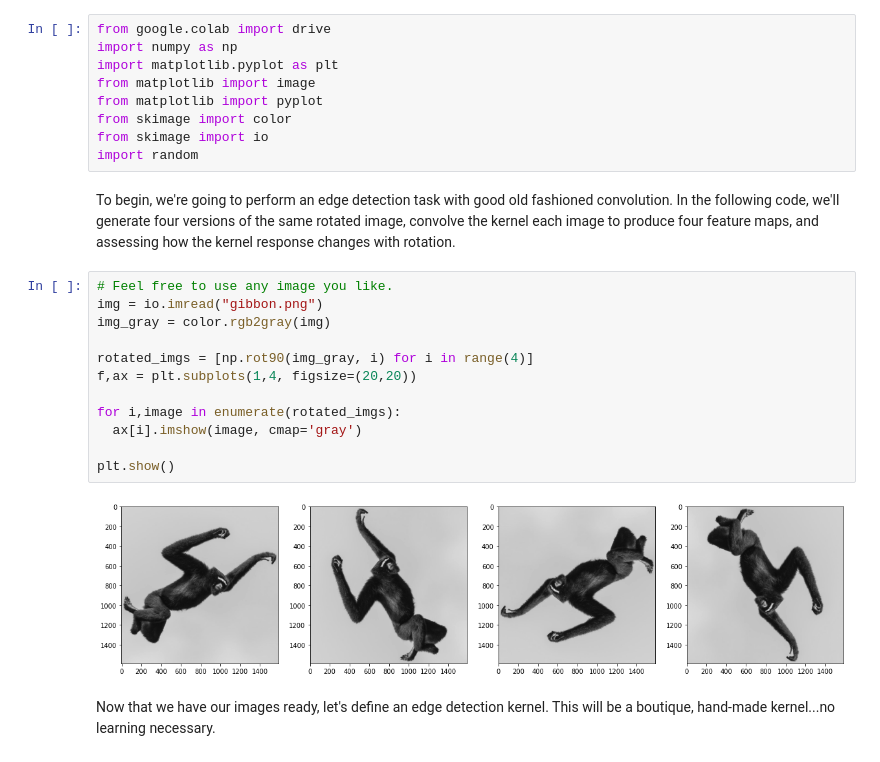
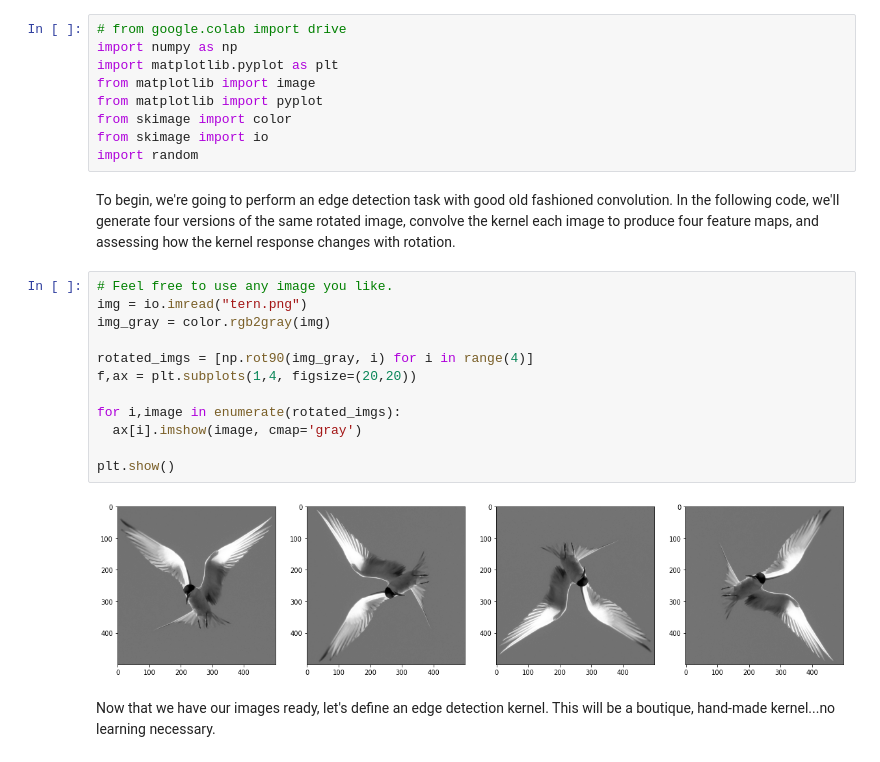
Before and after one commit to UMT-CSCI-591-Deep-Learning-2022/HNET_exercises, a Jupyter notebook: HNET.ipynb, the cells around one changed output. Saved outputs shown, nothing was run; the diff lists cells and outputs as text.

```diff
--- a/HNET.ipynb
+++ b/HNET.ipynb
@@ -1,5 +1,5 @@
 # %%
-from google.colab import drive
+# from google.colab import drive
 import numpy as np
 import matplotlib.pyplot as plt
 from matplotlib import image
@@ -11,18 +11,18 @@ import random
 To begin, we're going to perform an edge detection task with good old fashioned convolution. In the following code, we'll generate four versions of the same rotated image, convolve the kernel each image to produce four feature maps, and assessing how the kernel response changes with rotation.
 # %%
 # Feel free to use any image you like.
-img = io.imread("gibbon.png")
+img = io.imread("tern.png")
 img_gray = color.rgb2gray(img)
 
 rotated_imgs = [np.rot90(img_gray, i) for i in range(4)]
 f,ax = plt.subplots(1,4, figsize=(20,20))
 
 for i,image in enumerate(rotated_imgs):
   ax[i].imshow(image, cmap='gray')
 
 plt.show()
 # %% [output]
-[figure, old version]
+[figure, new version]
 # %% [markdown]
 Now that we have our images ready, let's define an edge detection kernel. This will be a boutique, hand-made kernel...no learning necessary.
 # %%
```
Also changed, not shown: parts of 15 cells of this notebook, 1 other file.
